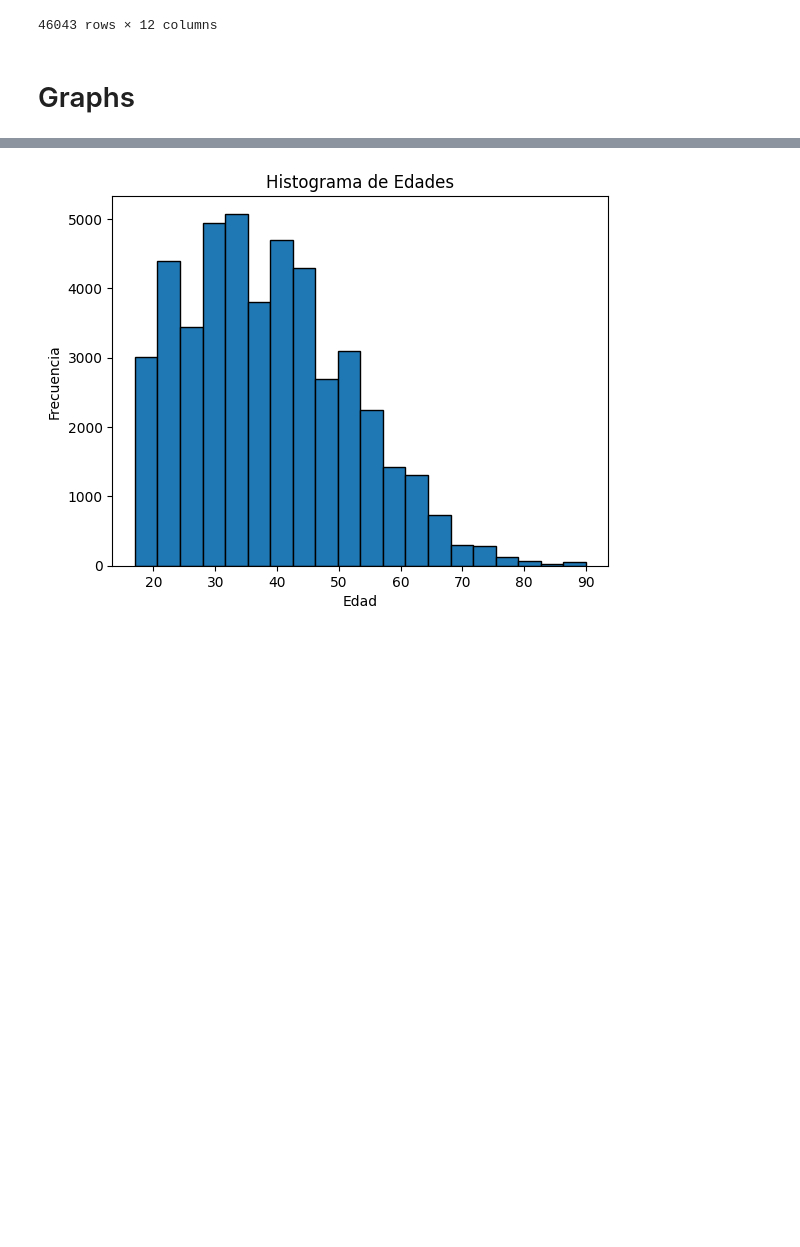
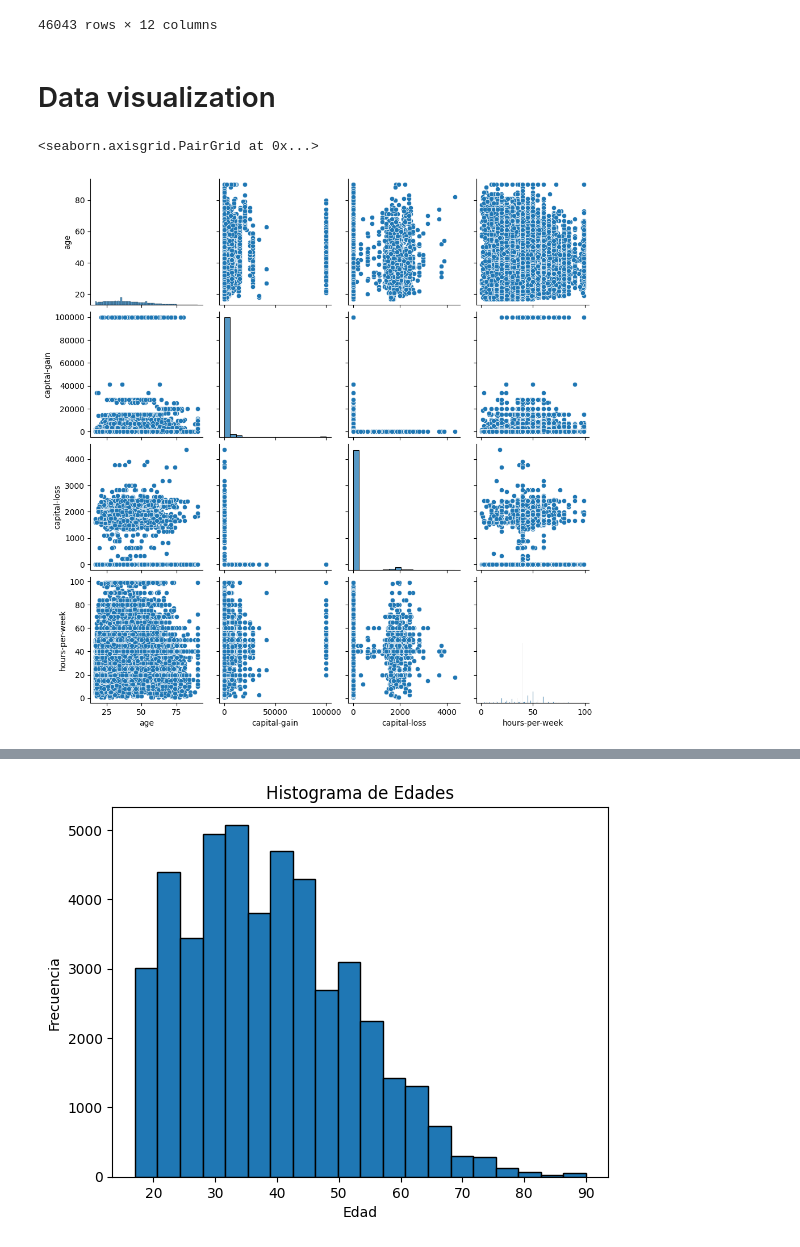
Before and after one commit to paez49/Adult-income, a Jupyter notebook: main.ipynb, the cells around one changed output, grey strips where cells are left out. Cells and saved outputs as stored; diff of their text form; code cells hidden in the pictures; blank space fills up the shorter version.

Commit message:
Added some graphics for visualization

```diff
--- a/main.ipynb
+++ b/main.ipynb
@@ -142,5 +142,10 @@ df
 | 48840 | 22 | Private | HS-grad | Never-married | Adm-clerical | White | Male | 0 | ... |
 | 48841 | 52 | Self-emp-inc | HS-grad | Married-civ-spouse | Exec-managerial | White | Female | 15024 | ... |
 46043 rows × 12 columns
-# %% [markdown]
-# Graphs
+# %% [markdown]
+# Data visualization
+# %%
+sns.pairplot(df)
+# %% [output]
+<seaborn.axisgrid.PairGrid at 0x...>
+[figure, added]
```
Also changed, not shown: parts of 15 cells of this notebook.
